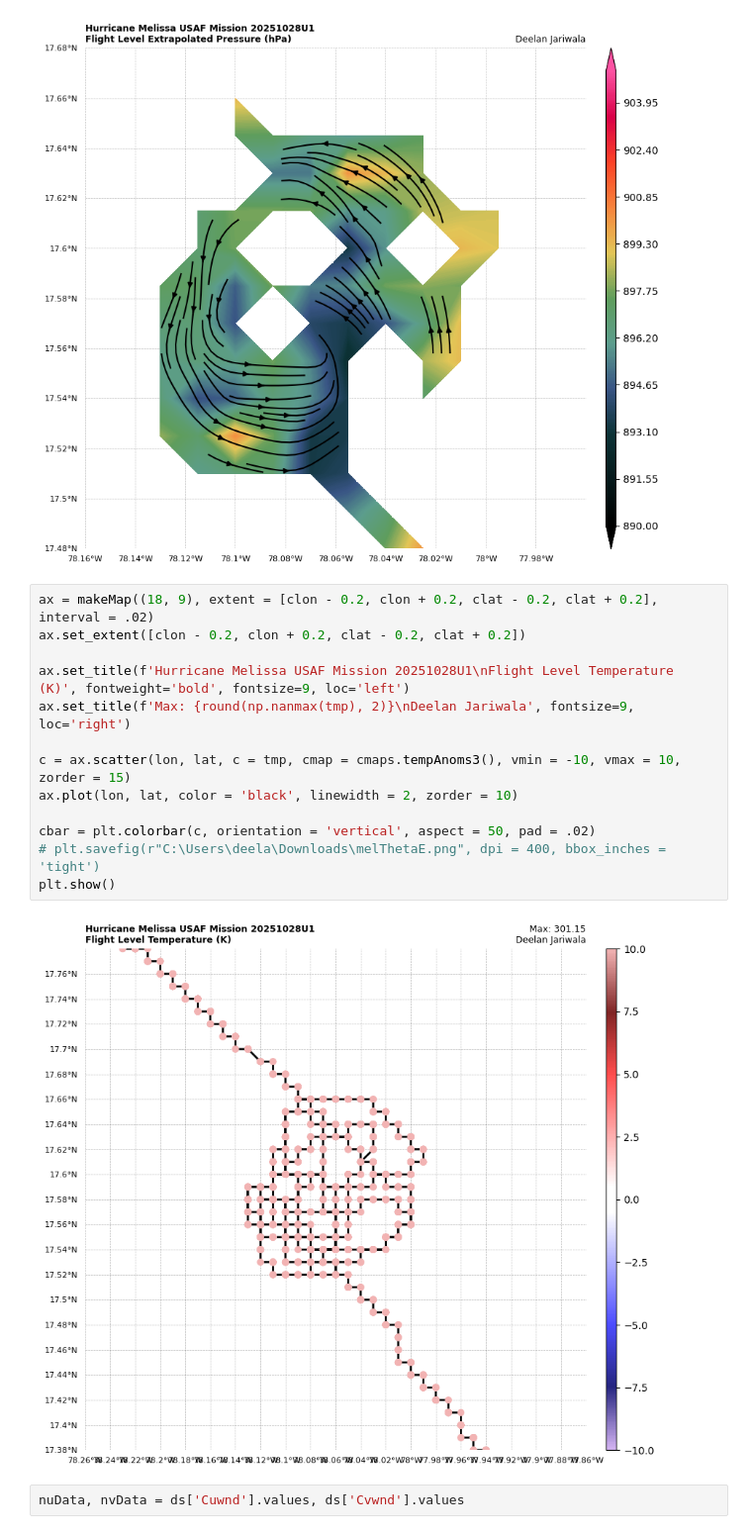
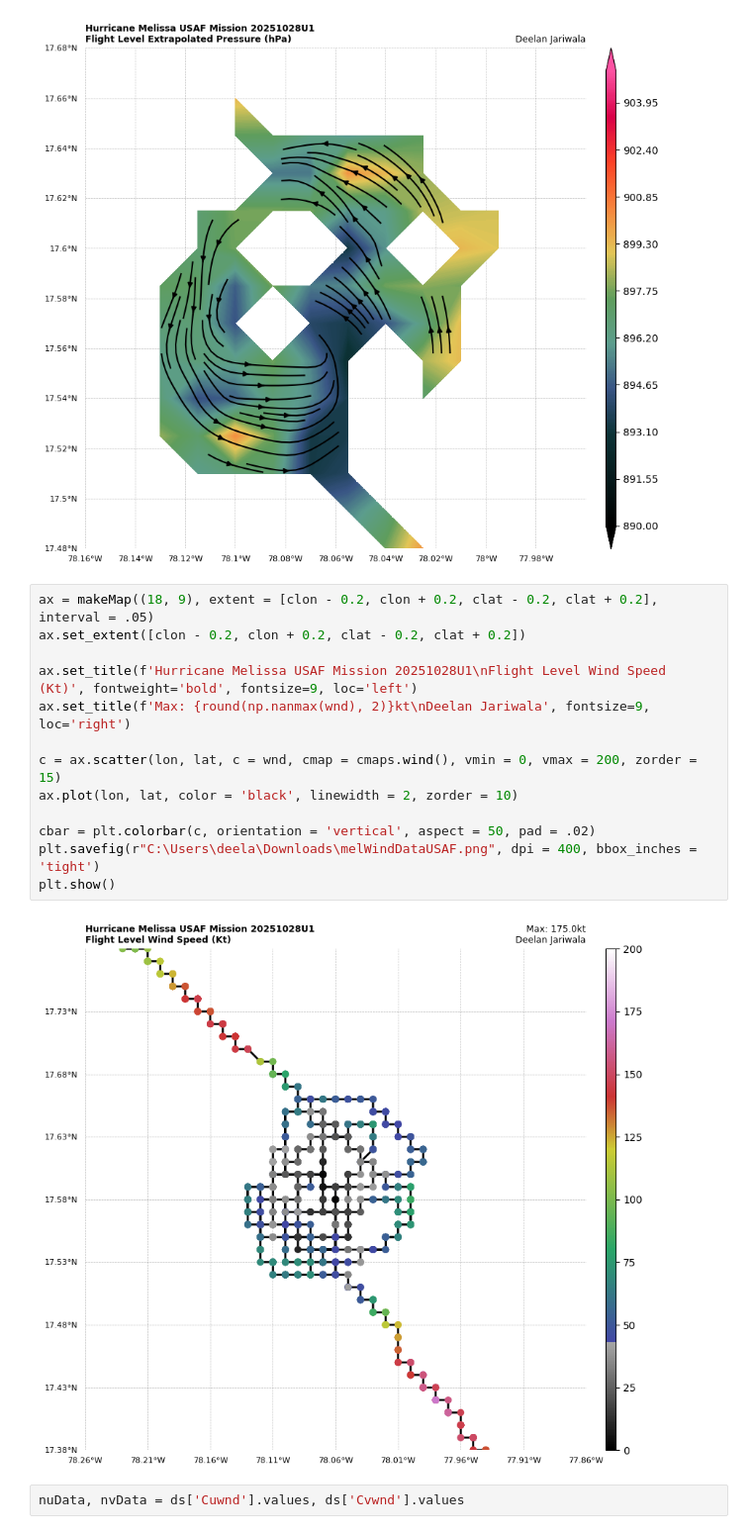
Before and after one commit to TCAlert/testing, a Jupyter notebook: melissaRecon.ipynb, the cells around one changed output. Shown at 99% size. Drawn from its saved outputs; the diff is of its cells as text.

```diff
--- a/melissaRecon.ipynb
+++ b/melissaRecon.ipynb
@@ -227,20 +227,20 @@ plt.show()
 # %% [output]
 [figure]
 # %%
-ax = makeMap((18, 9), extent = [clon - 0.2, clon + 0.2, clat - 0.2, clat + 0.2], interval = .02)
+ax = makeMap((18, 9), extent = [clon - 0.2, clon + 0.2, clat - 0.2, clat + 0.2], interval = .05)
 ax.set_extent([clon - 0.2, clon + 0.2, clat - 0.2, clat + 0.2])
 
-ax.set_title(f'Hurricane Melissa USAF Mission 20251028U1\nFlight Level Temperature (K)', fontweight='bold', fontsize=9, loc='left')
-ax.set_title(f'Max: {round(np.nanmax(tmp), 2)}\nDeelan Jariwala', fontsize=9, loc='right')
+ax.set_title(f'Hurricane Melissa USAF Mission 20251028U1\nFlight Level Wind Speed (Kt)', fontweight='bold', fontsize=9, loc='left')
+ax.set_title(f'Max: {round(np.nanmax(wnd), 2)}kt\nDeelan Jariwala', fontsize=9, loc='right')
 
-c = ax.scatter(lon, lat, c = tmp, cmap = cmaps.tempAnoms3(), vmin = -10, vmax = 10, zorder = 15)
+c = ax.scatter(lon, lat, c = wnd, cmap = cmaps.wind(), vmin = 0, vmax = 200, zorder = 15)
 ax.plot(lon, lat, color = 'black', linewidth = 2, zorder = 10)
 
 cbar = plt.colorbar(c, orientation = 'vertical', aspect = 50, pad = .02)
-# plt.savefig(r"C:\Users\deela\Downloads\melThetaE.png", dpi = 400, bbox_inches = 'tight')
+plt.savefig(r"C:\Users\deela\Downloads\melWindDataUSAF.png", dpi = 400, bbox_inches = 'tight')
 plt.show()
 # %% [output]
-[figure, old version]
+[figure, new version]
 # %%
 nuData, nvData = ds['Cuwnd'].values, ds['Cvwnd'].values
 # %%
```
Also changed, not shown: 17 other files.
